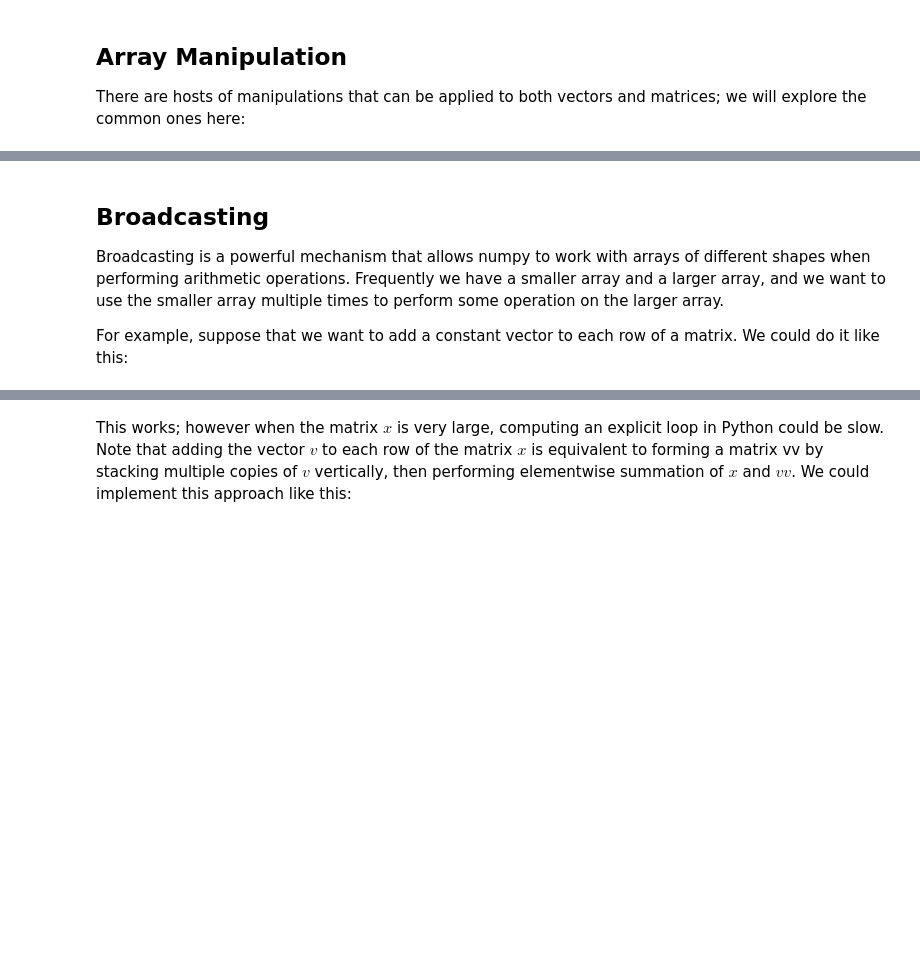
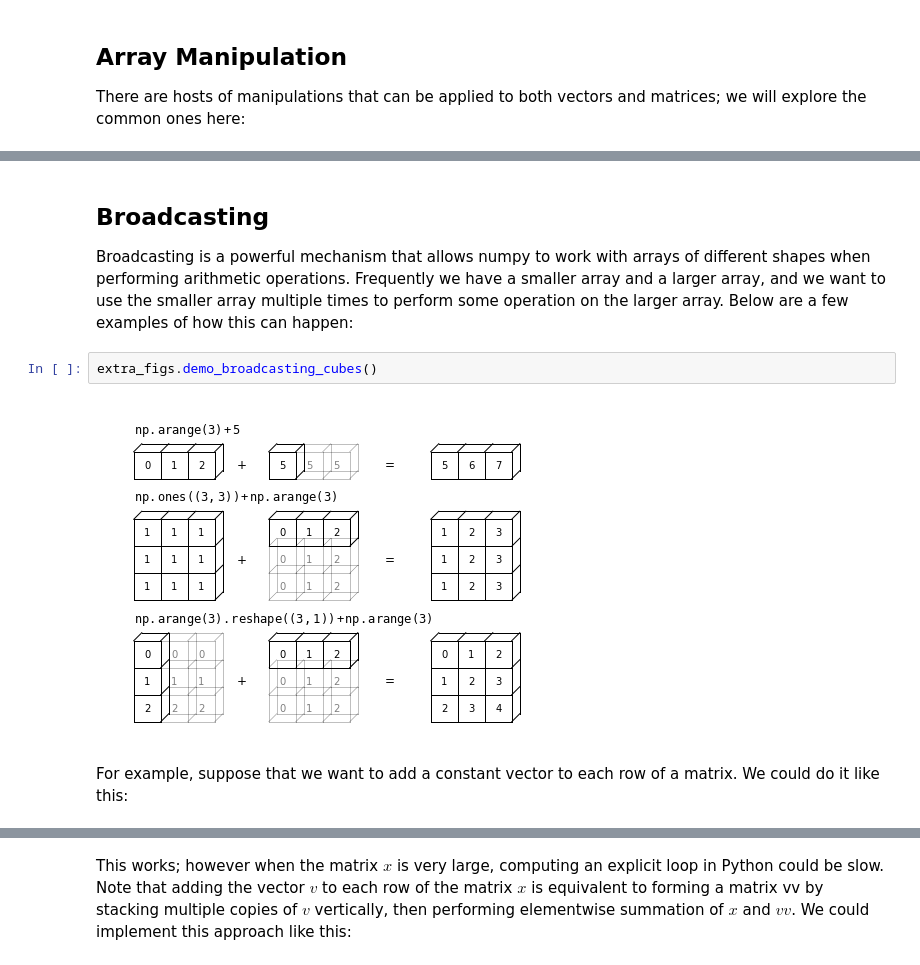
Before and after one commit to ecs-vlc/PythonTeaching, a Jupyter notebook: 02-Simulation/01 NumPy Basics.ipynb, the cells around one changed output, grey strips where cells are left out. Drawn from its saved outputs; the diff is of its cells as text; blank space fills up the shorter version.

```diff
--- a/02-Simulation/01 NumPy Basics.ipynb
+++ b/02-Simulation/01 NumPy Basics.ipynb
@@ -331,9 +593,13 @@ np.concatenate((a,b.reshape(3,1)), axis=1)
 # %% [markdown]
 ## Broadcasting
 
-Broadcasting is a powerful mechanism that allows numpy to work with arrays of different shapes when performing arithmetic operations. Frequently we have a smaller array and a larger array, and we want to use the smaller array multiple times to perform some operation on the larger array.
-
-For example, suppose that we want to add a constant vector to each row of a matrix. We could do it like this:
+Broadcasting is a powerful mechanism that allows numpy to work with arrays of different shapes when performing arithmetic operations. Frequently we have a smaller array and a larger array, and we want to use the smaller array multiple times to perform some operation on the larger array. Below are a few examples of how this can happen:
+# %%
+extra_figs.demo_broadcasting_cubes()
+# %% [output]
+[figure, added]
+# %% [markdown]
+For example, suppose that we want to add a constant vector to each row of a matrix. We could do it like this:
 # %%
 x = np.array([[1,2,3], [4,5,6], [7,8,9], [10, 11, 12]])
 v = np.array([1, 0, 1])
```
Also changed, not shown: parts of 91 cells of this notebook, 6 other files.
